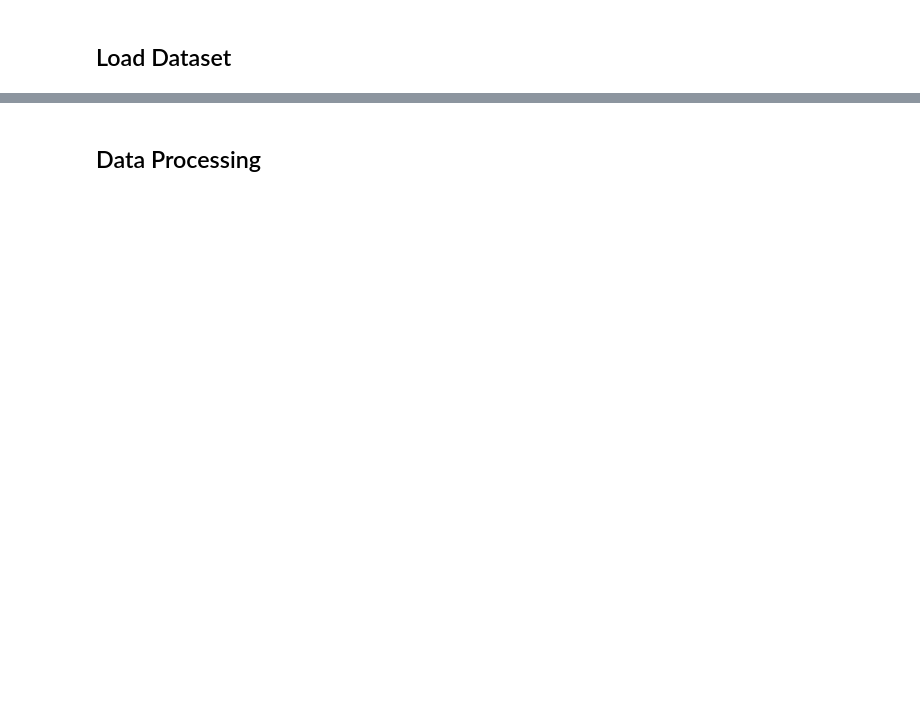
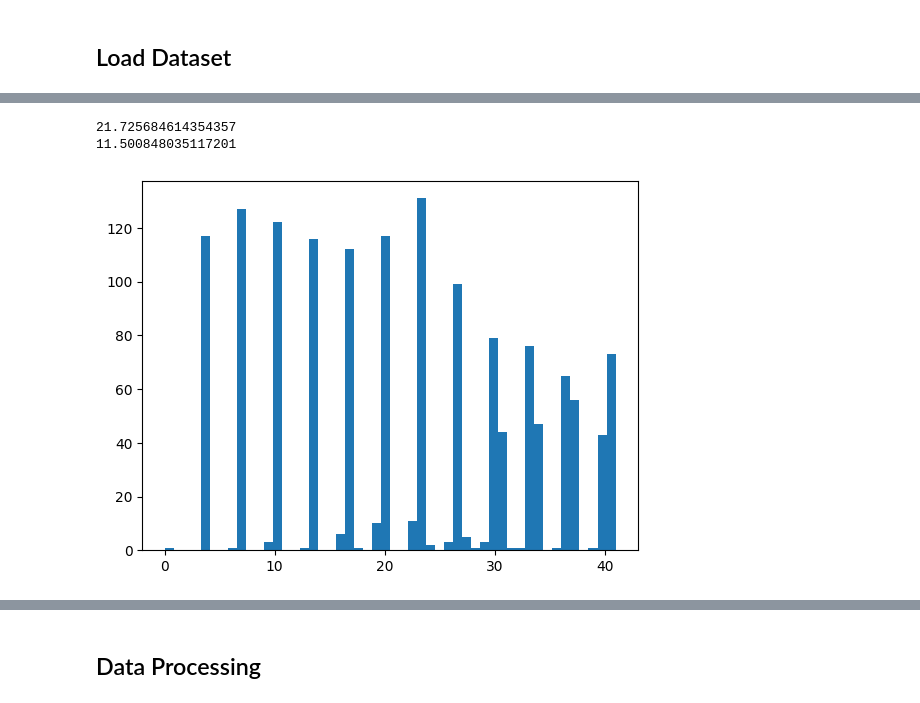
Before and after one commit to GabrielWu2004/Alchemical_Normal_Modes, a Jupyter notebook: [2]_ANM_with_coronene/main_code/process_coronene_data.ipynb, the cells around one changed output, grey strips where cells are left out. Drawn from its saved outputs; the diff is of its cells as text; code cells hidden in the pictures; blank space fills up the shorter version.

```diff
--- a/[2]_ANM_with_coronene/main_code/process_coronene_data.ipynb
+++ b/[2]_ANM_with_coronene/main_code/process_coronene_data.ipynb
@@ -55,0 +78,9 @@ Q_inv = np.linalg.inv(Q)
+# %%
+print(np.array(coronene_energy_data['delta total energy'].mean()))
+print(np.array(coronene_energy_data['delta total energy'].std()))
+plt.hist(coronene_energy_data['delta total energy'].tolist(), bins=50)
+plt.show()
+# %% [output]
+21.725684614354357
+11.500848035117201
+[figure, added]
```
Also changed, not shown: parts of 14 cells of this notebook, 23 other files.
